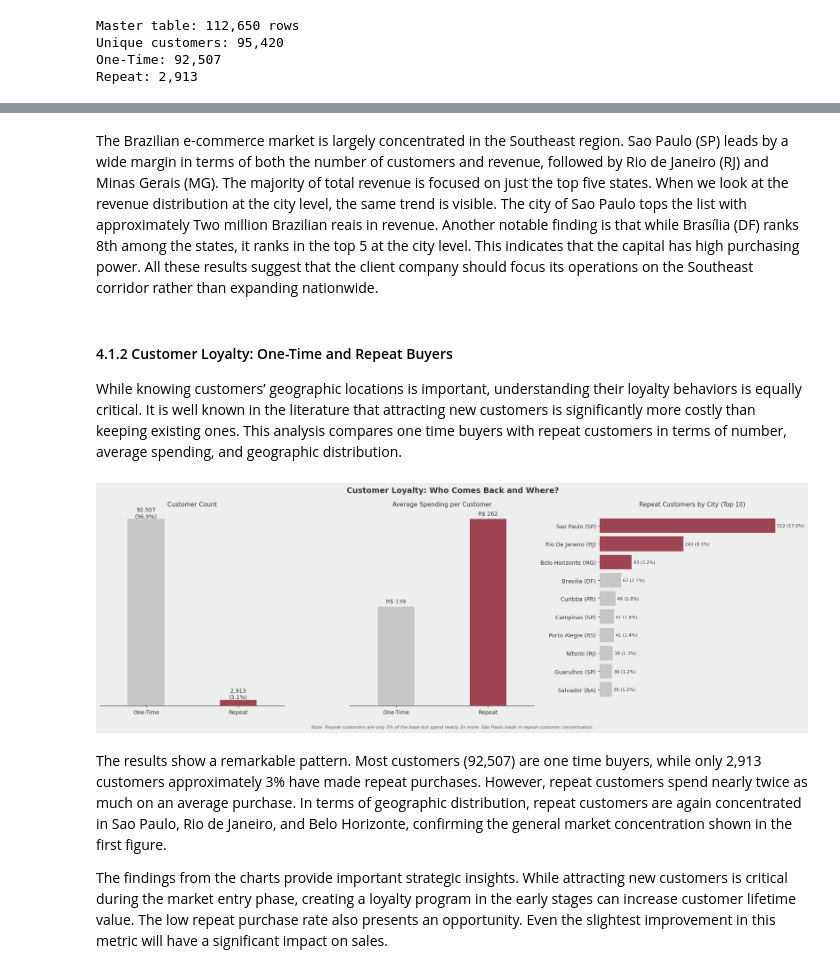
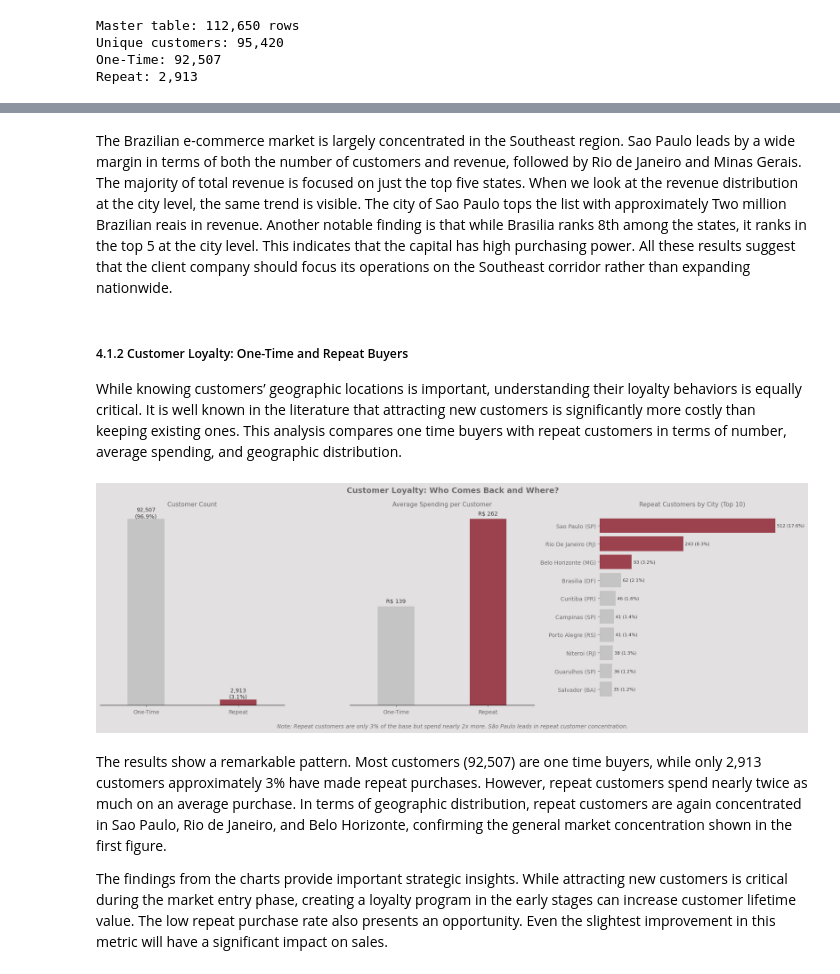
Before and after one commit to celinehacioglu/E-Commerce-Market-Analysis, a Jupyter notebook: analysis.ipynb, the cells around one changed output, grey strips where cells are left out. Saved outputs shown, nothing was run; the diff lists cells and outputs as text; code cells hidden in the pictures.

Commit message:
Visual style updates: labels, axes and color consistency across all charts

```diff
--- a/analysis.ipynb
+++ b/analysis.ipynb
@@ -351,7 +357,7 @@ plt.show()
 # %% [markdown]
-The Brazilian e-commerce market is largely concentrated in the Southeast region. Sao Paulo (SP) leads by a wide margin in terms of both the number of customers and revenue, followed by Rio de Janeiro (RJ) and Minas Gerais (MG). The majority of total revenue is focused on just the top five states. When we look at the  revenue distribution  at the city level, the same trend is visible. The city of Sao Paulo tops the list with approximately Two million Brazilian reais in revenue. Another notable finding is that while Brasília (DF) ranks 8th among the states, it ranks in the top 5 at the city level. This indicates that the capital has high purchasing power. All these results suggest that the client company should focus its operations on the Southeast corridor rather than expanding nationwide.
+The Brazilian e-commerce market is largely concentrated in the Southeast region. Sao Paulo leads by a wide margin in terms of both the number of customers and revenue, followed by Rio de Janeiro and Minas Gerais. The majority of total revenue is focused on just the top five states. When we look at the  revenue distribution at the city level, the same trend is visible. The city of Sao Paulo tops the list with approximately Two million Brazilian reais in revenue. Another notable finding is that while Brasilia ranks 8th among the states, it ranks in the top 5 at the city level. This indicates that the capital has high purchasing power. All these results suggest that the client company should focus its operations on the Southeast corridor rather than expanding nationwide.
 # %% [markdown]
-#### 4.1.2 Customer Loyalty: One-Time and Repeat Buyers
+##### 4.1.2 Customer Loyalty: One-Time and Repeat Buyers
 
 While knowing customers’ geographic locations is important, understanding their loyalty behaviors is equally critical. It is well known in the literature that attracting new customers is significantly more costly than keeping existing ones. This analysis compares one time buyers with repeat customers in terms of number, average spending, and geographic distribution.
 # %%
@@ -364,67 +370,69 @@ total_repeat = customer_with_type[customer_with_type['customer_type'] == 'Repeat
 city_labels = [f"{city.title()} ({state})" for city, state in repeat_by_city.index]
 
 
-type_summary = customer_orders_count.groupby('customer_type').agg(
+customer_type_summary = customer_orders_count.groupby('customer_type').agg(
     customers=('customer_unique_id', 'count'),
     avg_spent=('total_spent', 'mean')
 )
-total_customers = type_summary['customers'].sum()
+total_customers = customer_type_summary['customers'].sum()
 
-fig, (ax1, ax2, ax3) = plt.subplots(1, 3, figsize=(18, 6))
-fig.patch.set_facecolor('#EEEEEE')
-for ax in [ax1, ax2, ax3]:
-    ax.set_facecolor('#EEEEEE')
+fig, (customer_count, customer_spending, loyal_customers) = plt.subplots(1, 3, figsize=(18, 6))
+fig.patch.set_facecolor('#E2E0E0')
+for ax in [customer_count, customer_spending, loyal_customers]:
+    ax.set_facecolor('#E2E0E0')
 
 colors = ['#BDBDBD', '#8B1A2B']
 
 
-barscustomer = ax1.bar(type_summary.index, type_summary['customers'], color=colors, width=0.4, alpha=0.8)
-ax1.set_title('Customer Count', fontsize=11)
-for bar, val in zip(barscustomer, type_summary['customers']):
+barscustomer = customer_count.bar(customer_type_summary.index, customer_type_summary['customers'], color=colors, width=0.4, alpha=0.8)
+customer_count.set_title('Customer Count', fontsize=11, color="#6D6B6B")
+for bar, val in zip(barscustomer, customer_type_summary['customers']):
     pct = val / total_customers * 100
-    ax1.text(bar.get_x() + bar.get_width()/2, bar.get_height() + 500,
+    customer_count.text(bar.get_x() + bar.get_width()/2, bar.get_height() + 500,
              f'{val:,}\n({pct:.1f}%)', ha='center', fontsize=10)
 
 
-barsSpending = ax2.bar(type_summary.index, type_summary['avg_spent'], color=colors, width=0.4, alpha=0.8)
-ax2.set_title('Average Spending per Customer', fontsize=11)
-for bar, val in zip(barsSpending, type_summary['avg_spent']):
-    ax2.text(bar.get_x() + bar.get_width()/2, bar.get_height() + 5,
+barsSpending = customer_spending.bar(customer_type_summary.index, customer_type_summary['avg_spent'], color=colors, width=0.4, alpha=0.8)
+customer_spending.set_title('Average Spending per Customer', fontsize=11, color="#6D6B6B")
+for bar, val in zip(barsSpending, customer_type_summary['avg_spent']):
+    customer_spending.text(bar.get_x() + bar.get_width()/2, bar.get_height() + 5,
              f'R$ {val:,.0f}', ha='center', fontsize=10)
 
 
 city_colors = ['#8B1A2B']*3 + ['#BDBDBD']*7
-ax3.barh(city_labels, repeat_by_city.values, color=city_colors, alpha=0.8)
-ax3.invert_yaxis()
-ax3.set_title('Repeat Customers by City (Top 10)', fontsize=11)
+loyal_customers.barh(city_labels, repeat_by_city.values, color=city_colors, alpha=0.8)
+loyal_customers.invert_yaxis()
+loyal_customers.set_title('Repeat Customers by City (Top 10)', fontsize=11, color="#6D6B6B")
 for i, val in enumerate(repeat_by_city.values):
     pct = val / total_repeat * 100
-    ax3.text(val + 5, i, f'{val} ({pct:.1f}%)', va='center', fontsize=8)
+    loyal_customers.text(val + 5, i, f'{val} ({pct:.1f}%)', va='center', fontsize=8)
 
-for ax in [ax1, ax2]:
-    ax.spines['top'].set_visible(False)
-    ax.spines['right'].set_visible(False)
-    ax.spines['left'].set_visible(False)
+for ax in [customer_count, customer_spending, loyal_customers]:
+    ax.spines[['top', 'right', 'left']].set_visible(False)
+
+for ax in [customer_count, customer_spending]:
     ax.set_yticks([])
     ax.set_xlim(-0.5, 1.5)
 
-ax3.spines['top'].set_visible(False)
-ax3.spines['right'].set_visible(False)
-ax3.spines['bottom'].set_visible(False)
-ax3.spines['left'].set_visible(False)
-ax3.set_xticks([])
+for ax in [customer_count, customer_spending, loyal_customers]:
+    ax.tick_params(colors='#6D6B6B')
+    ax.xaxis.label.set_color('#6D6B6B')
+    ax.yaxis.label.set_color('#6D6B6B')
+
+loyal_customers.spines['bottom'].set_visible(False)
+loyal_customers.set_xticks([])
 
 fig.suptitle('Customer Loyalty: Who Comes Back and Where?',
-             fontsize=14, fontweight='bold', y=0.98)
+             fontsize=14, fontweight='bold', y=0.98, color = "#6D6B6B")
 
 fig.text(0.5, -0.03,
          'Note: Repeat customers are only 3% of the base but spend nearly 2x more. São Paulo leads in repeat customer concentration.',
-         ha='center', fontsize=8, fontstyle='italic', color='#555555')
+         ha='center', fontsize=10, fontstyle='italic', color="#6D6B6B")
 
 plt.tight_layout()
 plt.show()
 # %% [output]
-[figure, old version]
+[figure, new version]
 # %% [markdown]
 The results show a remarkable pattern. Most customers (92,507) are one time buyers, while only 2,913 customers approximately 3% have made repeat purchases. However, repeat customers spend nearly twice as much on an average purchase. In terms of geographic distribution, repeat customers are again concentrated in Sao Paulo, Rio de Janeiro, and Belo Horizonte, confirming the general market concentration shown in the first figure.
 
```
Also changed, not shown: parts of 16 cells of this notebook.
